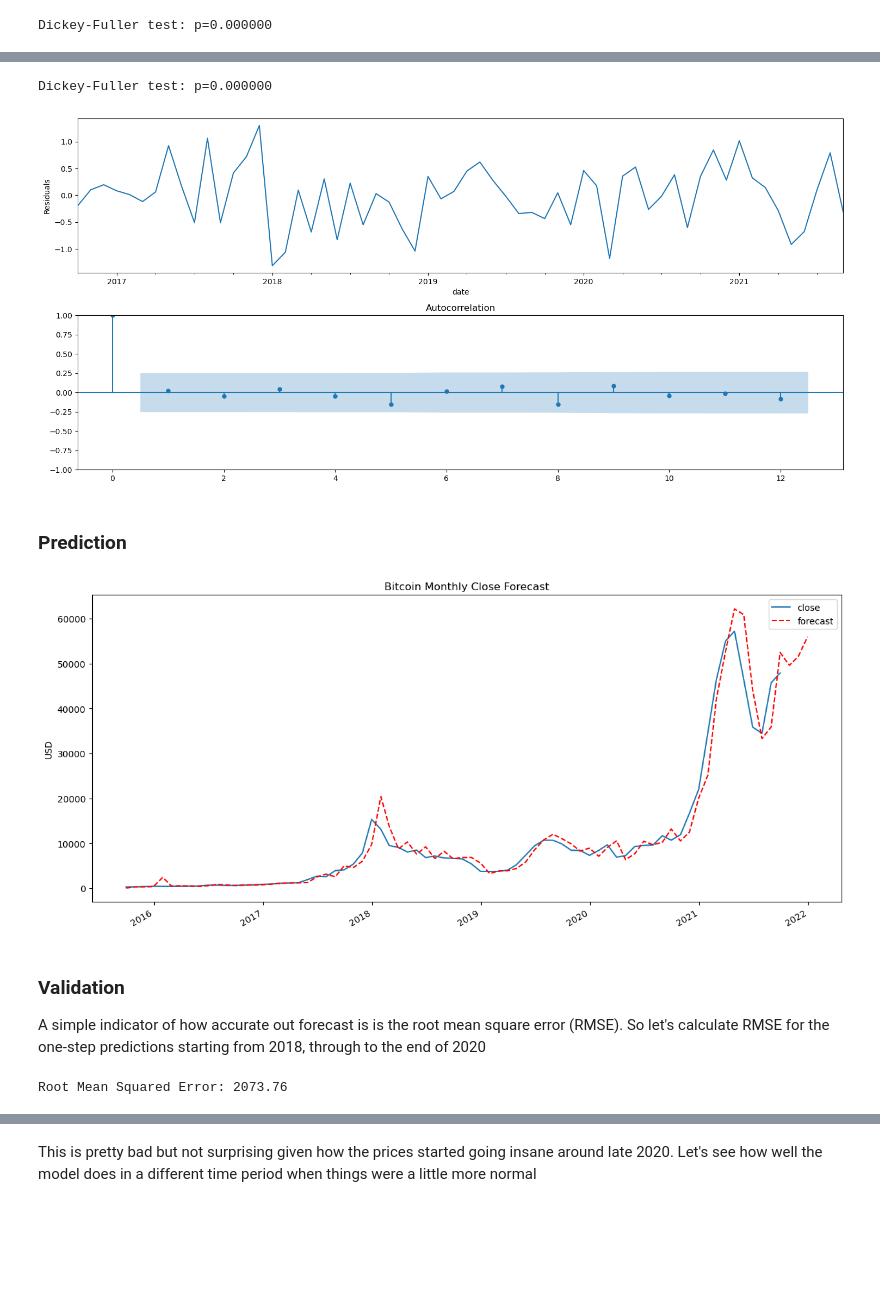
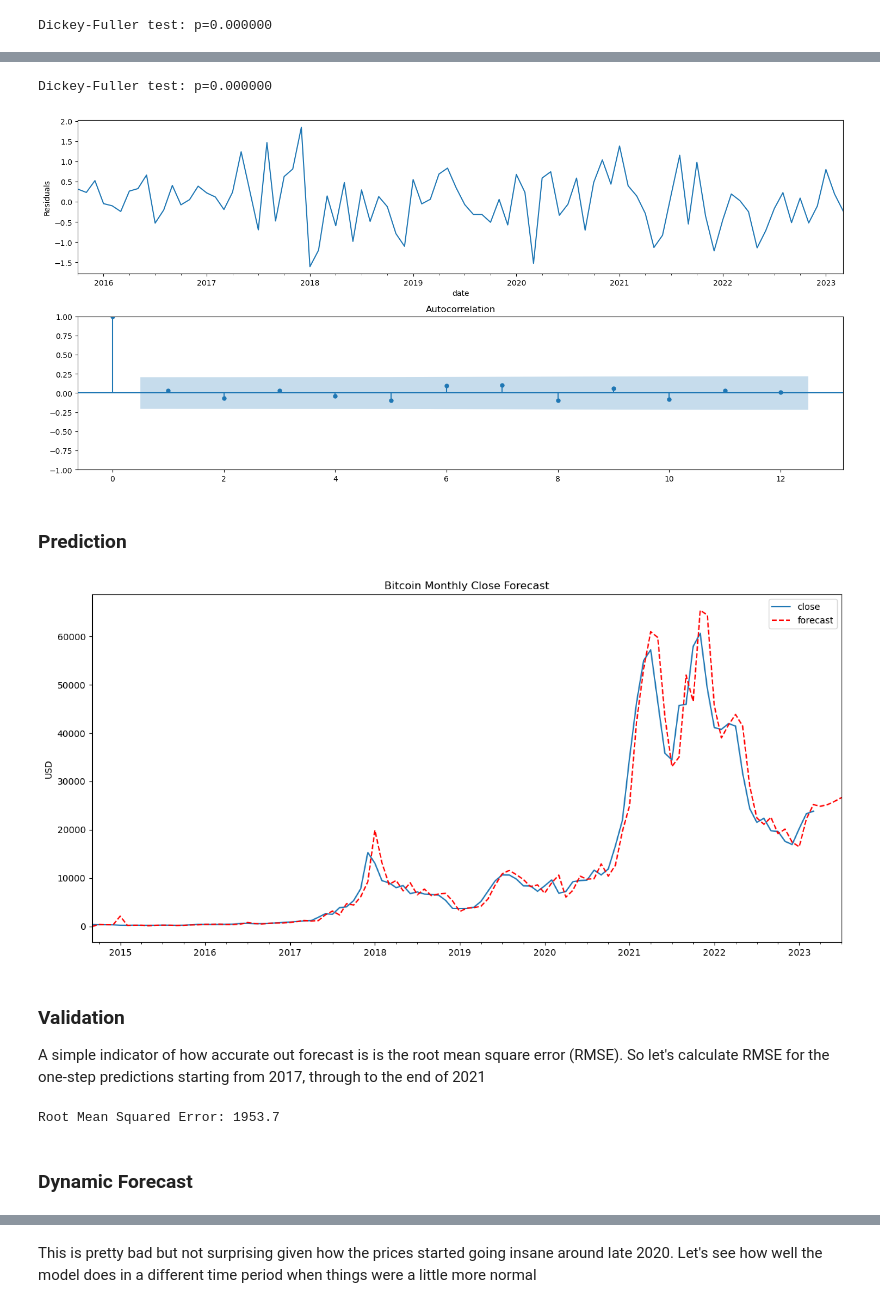
Before and after one commit to Alaneel/mini-project, a Jupyter notebook: src/2.ARIMA.ipynb, the cells around one changed output, grey strips where cells are left out. Drawn from its saved outputs; the diff is of its cells as text; code cells hidden in the pictures; blank space fills up the shorter version.

```diff
--- a/src/2.ARIMA.ipynb
+++ b/src/2.ARIMA.ipynb
@@ -188,7 +186,7 @@ We will use the AIC (Akaike Information Criterion) value, returned with ARIMA mo
 # Initial approximation of parameters
 qs = range(0, 3)
 ps = range(0, 3)
-d = 1
+d = 2
 parameters = product(ps, qs)
 parameters_list = list(parameters)
 len(parameters_list)
@@ -309,7 +307,7 @@ Apparently bitcoin data does display slight seasonality. So let's try to improve
 When dealing with seasonal effects, we make use of seasonal ARIMA, which is denoted as ARIMA(p, d, q)(P, D, Q)s. Here, (p, d, q) are the non-seasonal parameters described above, while(P, D, Q) follow the same definition but are applied to the seasonal component of the time series. The terms is the periodicity of the time series (4 for quarterly periods, 12 for yearly periods, etc.)
 # %%
 # Initial approximation of parameters
-Qs = range(0, 2)
+Qs = range(0, 3)
 qs = range(0, 3)
 Ps = range(0, 3)
 ps = range(0, 3)
@@ -387,41 +385,43 @@ plt.tight_layout()
 plt.show()
 # %% [output]
 Dickey-Fuller test: p=0.000000
-[figure, old version]
+[figure, new version]
 # %% [markdown]
 ### Prediction
 # %%
 # Prediction
 btc_month2 = btc_month[['close']]
-date_list = [datetime(2021, 9, 30), datetime(2021, 10, 31), datetime(2021, 11, 30), datetime(2021, 12, 31)]
+date_list = [datetime(2023, 4, 30), datetime(2023, 5, 31), datetime(2023, 6, 30), datetime(2023, 7, 31)]
 future = pd.DataFrame(index = date_list, columns = btc_month.columns)
 btc_month2 = pd.concat([btc_month2, future])
 
-btc_month2['forecast'] = invboxcox(best_model.predict(start = 0, end = 75), lmbda)
+btc_month2['forecast'] = invboxcox(best_model.predict(start = datetime(2014, 9, 30), end = datetime(2023, 7, 31)), lmbda)
 
 plt.figure(figsize = (15, 7))
 btc_month2.close.plot()
 btc_month2.forecast.plot(color = 'r', ls = '--', label = 'forecast')
 plt.legend()
 plt.title('Bitcoin Monthly Close Forecast')
 plt.ylabel('USD')
 plt.savefig('bitcoin_monthly_forecast.png')
 plt.show()
 # %% [output]
-[figure, old version]
+[figure, new version]
 # %% [markdown]
 ### Validation
 
-A simple indicator of how accurate out forecast is is the root mean square error (RMSE). So let's calculate RMSE for the one-step predictions starting from 2018, through to the end of 2020
+A simple indicator of how accurate out forecast is is the root mean square error (RMSE). So let's calculate RMSE for the one-step predictions starting from 2017, through to the end of 2021
 # %%
 y_forecasted = btc_month2.forecast
-y_truth = btc_month2['2018-01-01' : '2020-01-01'].close
+y_truth = btc_month2['2017-01-01' : '2021-01-01'].close
 
 # Compute the root mean squared error
 rmse = np.sqrt(((y_forecasted - y_truth) ** 2).mean())
 print('Root Mean Squared Error: {}'.format(round(rmse, 2)))
 # %% [output]
-Root Mean Squared Error: 2073.76
+Root Mean Squared Error: 1953.7
+# %% [markdown]
+### Dynamic Forecast
 # %% [markdown]
 A better representation of longer-term predictive power can be obtained using dynamic forecasts In this case, we only use information from the time series up to a certain point, and after that, forecasts are generated using values from previous forecasted time points
 
```
Also changed, not shown: parts of 32 cells of this notebook, 16 other files.
